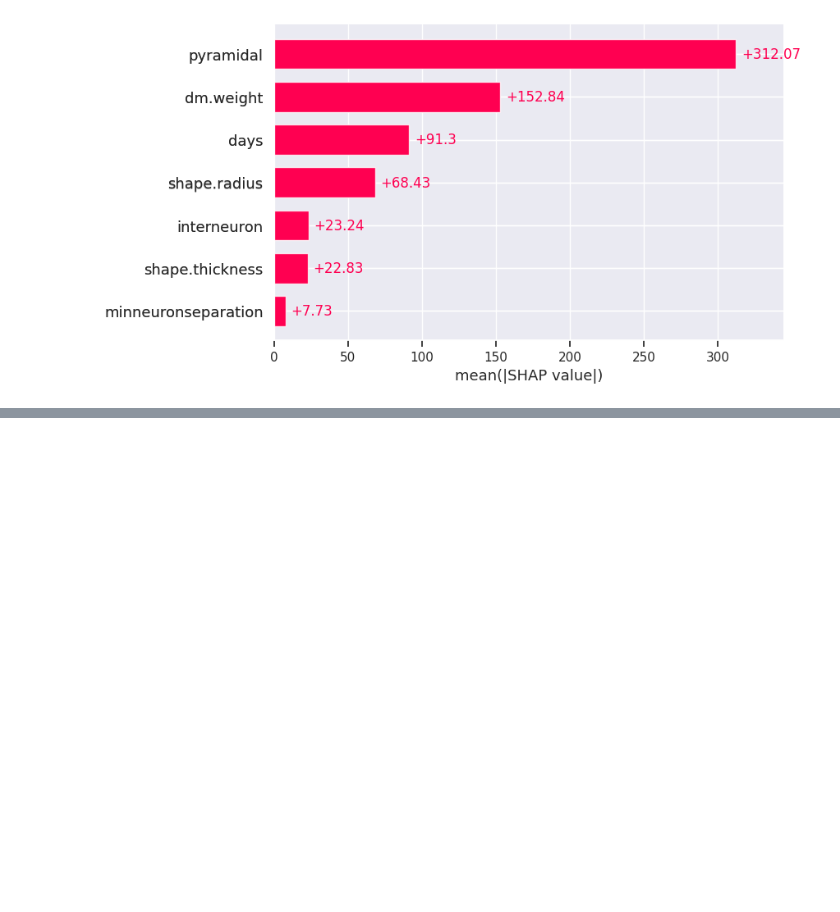
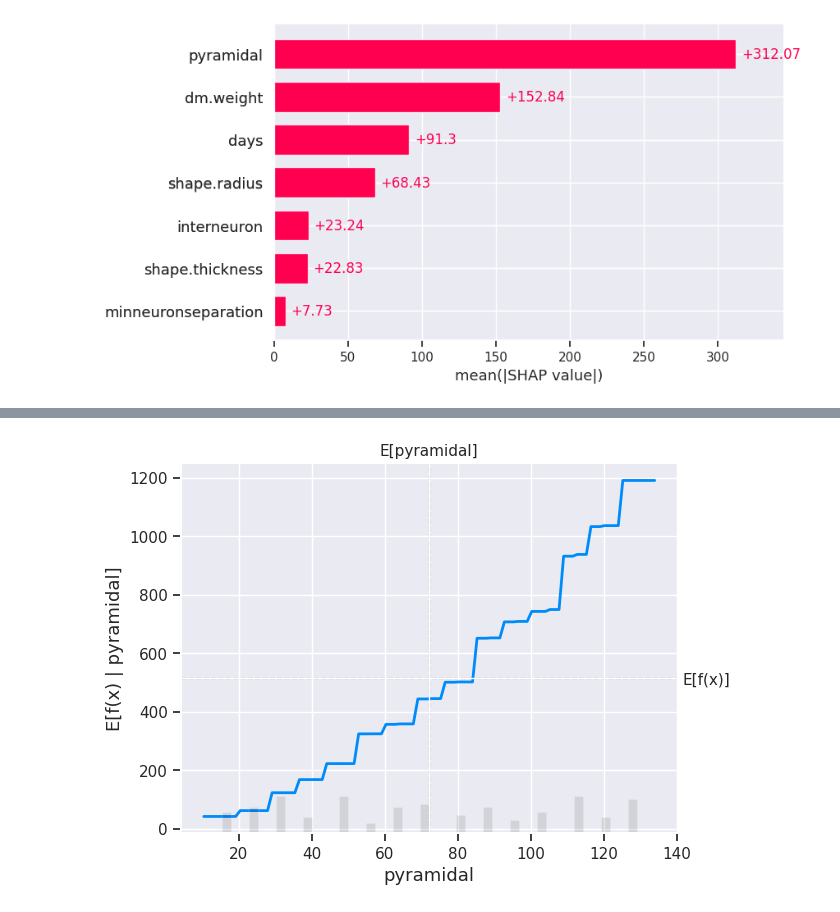
Before and after one commit to carboncopies/BrainEmulationChallenge, a Jupyter notebook: src/models/autoassociative/NetmorphParOptim/Phase1_Optim.ipynb, the cells around one changed output, grey strips where cells are left out. Drawn from its saved outputs; the diff is of its cells as text; code cells hidden in the pictures; blank space fills up the shorter version.

```diff
--- a/src/models/autoassociative/NetmorphParOptim/Phase1_Optim.ipynb
+++ b/src/models/autoassociative/NetmorphParOptim/Phase1_Optim.ipynb
@@ -163,0 +207,11 @@ shap.plots.bar(shap_values)
+# %%
+shap.partial_dependence_plot(
+    "pyramidal",
+    model.predict,
+    X_test[cols],
+    ice=False,
+    model_expected_value=True,
+    feature_expected_value=True,
+)
+# %% [output]
+[figure, added]
```
Also changed, not shown: parts of 37 cells of this notebook.
